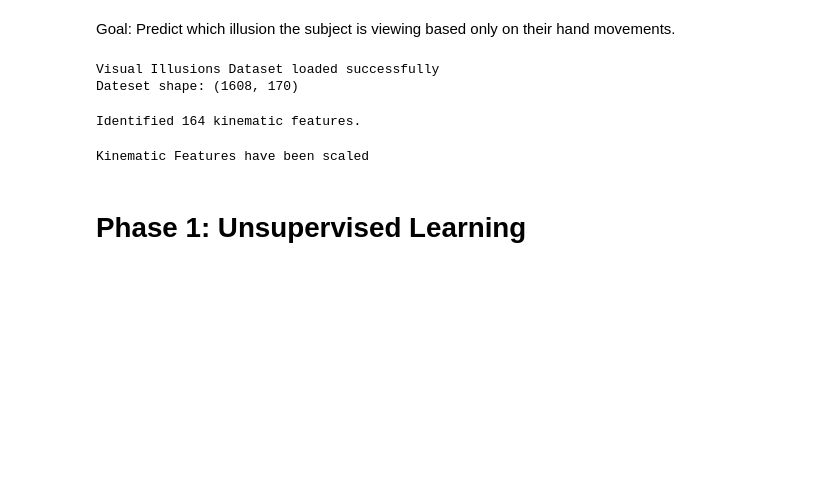
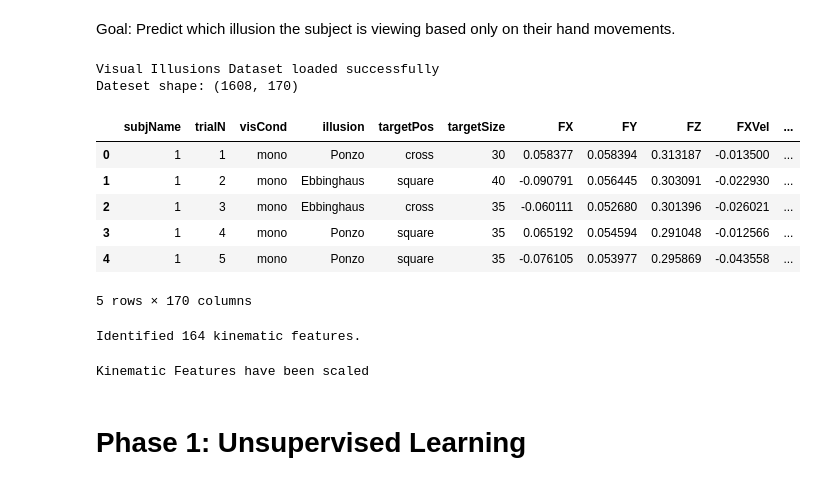
Before and after one commit to BhargavKumarNath/Classifying-Grip-Strategies-Using-Machine-Learning-, a Jupyter notebook: notebooks/02_ml_model_visual_illusions.ipynb, the cells around one changed output. Drawn from its saved outputs; the diff is of its cells as text; code cells hidden in the pictures; blank space fills up the shorter version.

```diff
--- a/notebooks/02_ml_model_visual_illusions.ipynb
+++ b/notebooks/02_ml_model_visual_illusions.ipynb
@@ -15,13 +15,23 @@ from sklearn.cluster import KMeans, AgglomerativeClustering
 from sklearn.metrics import silhouette_score, adjusted_rand_score
 from scipy.cluster.hierarchy import dendrogram, linkage
 # %%
-df_illusions = pd.read_csv("C:/CourseWork/Dissertation Classifying grip strategies using machine learning/data/02_processed/visual_illusions_master_dataset.csv")
+df_illusions = pd.read_csv("C:/CourseWork/Classifying_grip_strategies_ml/data/02_processed/visual_illusions_master_dataset.csv")
 
 print("Visual Illusions Dataset loaded successfully")
 print(f"Dateset shape: {df_illusions.shape}")
 # %% [output]
 Visual Illusions Dataset loaded successfully
 Dateset shape: (1608, 170)
+# %%
+df_illusions.head()
+# %% [output]
+|  | subjName | trialN | visCond | illusion | targetPos | targetSize | FX | FY | FZ | FXVel | ... |
+| 0 | 1 | 1 | mono | Ponzo | cross | 30 | 0.058377 | 0.058394 | 0.313187 | -0.013500 | ... |
+| 1 | 1 | 2 | mono | Ebbinghaus | square | 40 | -0.090791 | 0.056445 | 0.303091 | -0.022930 | ... |
+| 2 | 1 | 3 | mono | Ebbinghaus | cross | 35 | -0.060111 | 0.052680 | 0.301396 | -0.026021 | ... |
+| 3 | 1 | 4 | mono | Ponzo | square | 35 | 0.065192 | 0.054594 | 0.291048 | -0.012566 | ... |
+| 4 | 1 | 5 | mono | Ponzo | square | 35 | -0.076105 | 0.053977 | 0.295869 | -0.043558 | ... |
+5 rows × 170 columns
 # %%
 # Feature Selection
 identifier_cols = ['subjName', 'trialN']
```
Also changed, not shown: 13 other files.
